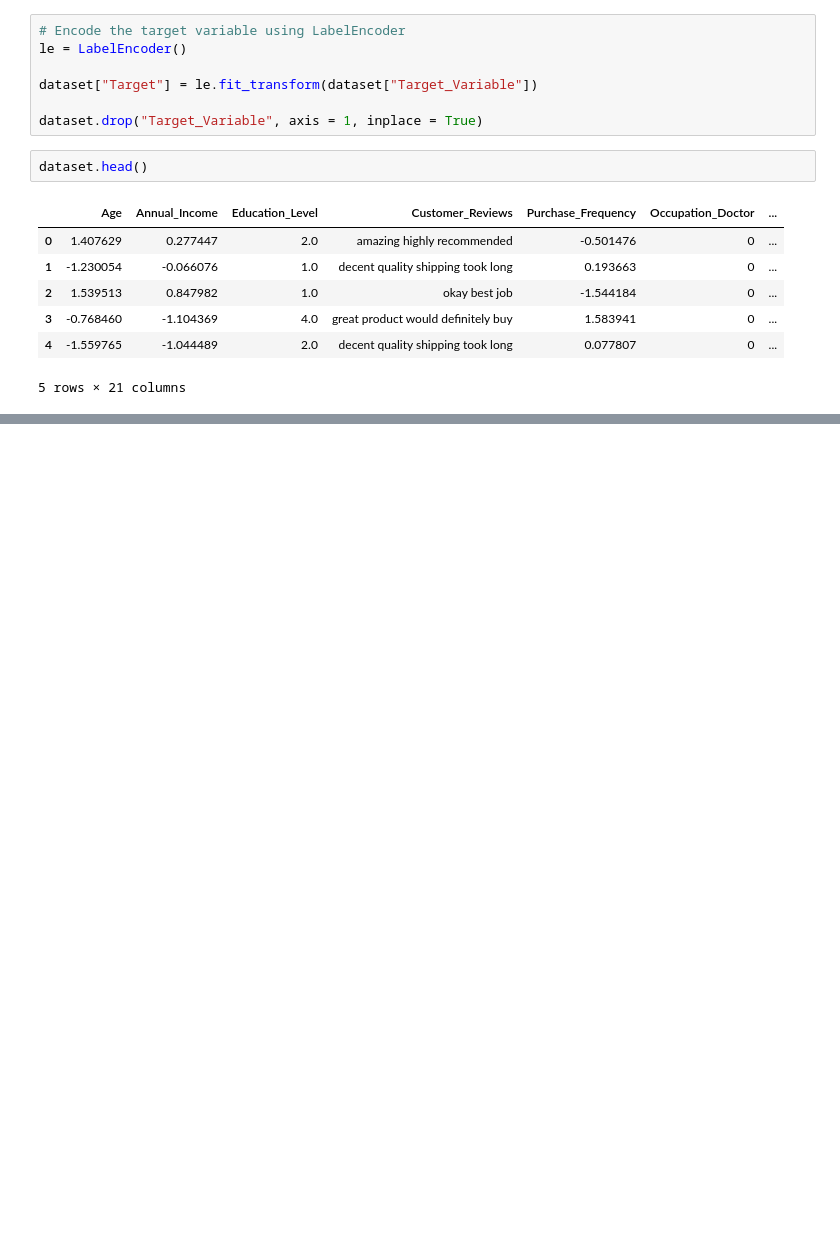
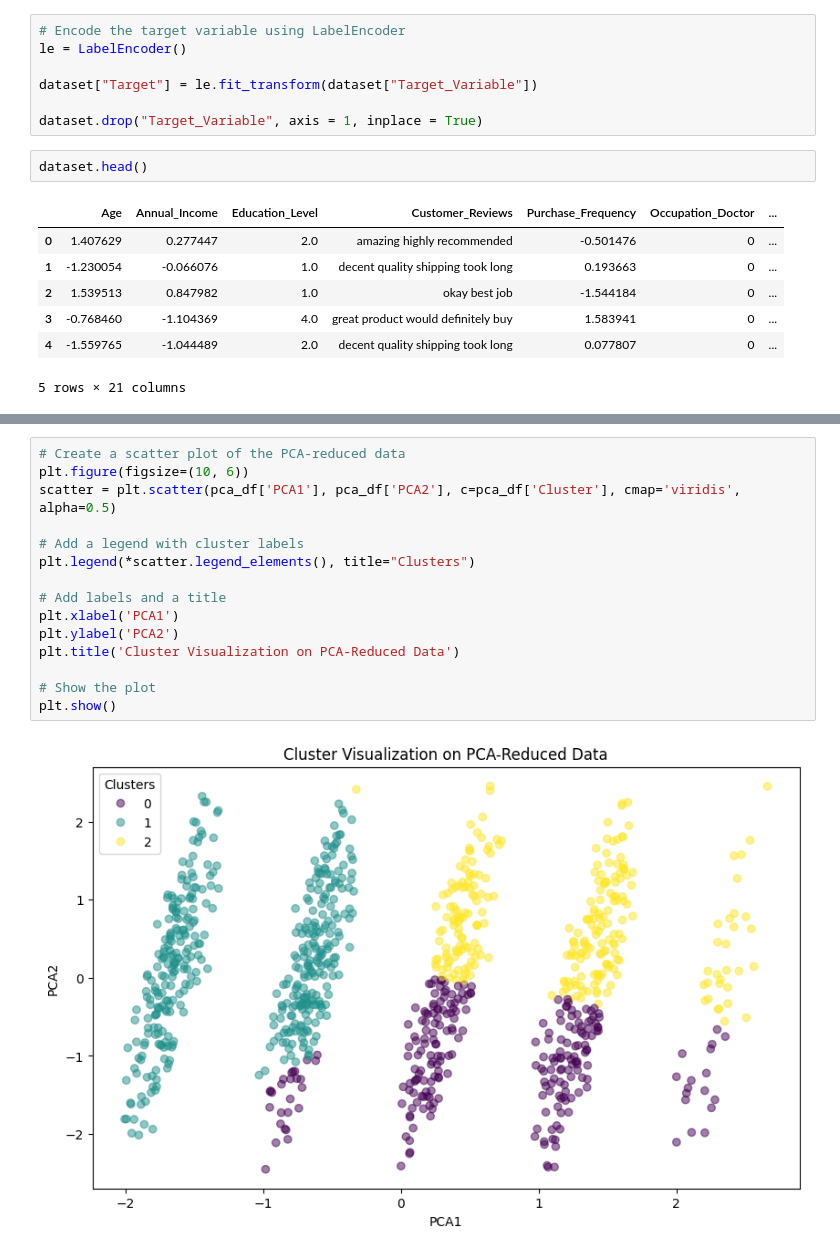
Before and after one commit to RawatRahul14/Multi-Sentiment-Analysis, a Jupyter notebook: final_submission.ipynb, the cells around one changed output, grey strips where cells are left out. Cells and saved outputs as stored; diff of their text form; blank space fills up the shorter version.

```diff
--- a/final_submission.ipynb
+++ b/final_submission.ipynb
@@ -440,0 +366,17 @@ Test Accuracy: 0.3526
+# %%
+# Create a scatter plot of the PCA-reduced data
+plt.figure(figsize=(10, 6))
+scatter = plt.scatter(pca_df['PCA1'], pca_df['PCA2'], c=pca_df['Cluster'], cmap='viridis', alpha=0.5)
+
+# Add a legend with cluster labels
+plt.legend(*scatter.legend_elements(), title="Clusters")
+
+# Add labels and a title
+plt.xlabel('PCA1')
+plt.ylabel('PCA2')
+plt.title('Cluster Visualization on PCA-Reduced Data')
+
+# Show the plot
+plt.show()
+# %% [output]
+[figure, added]
```
Also changed, not shown: parts of 54 cells of this notebook.
